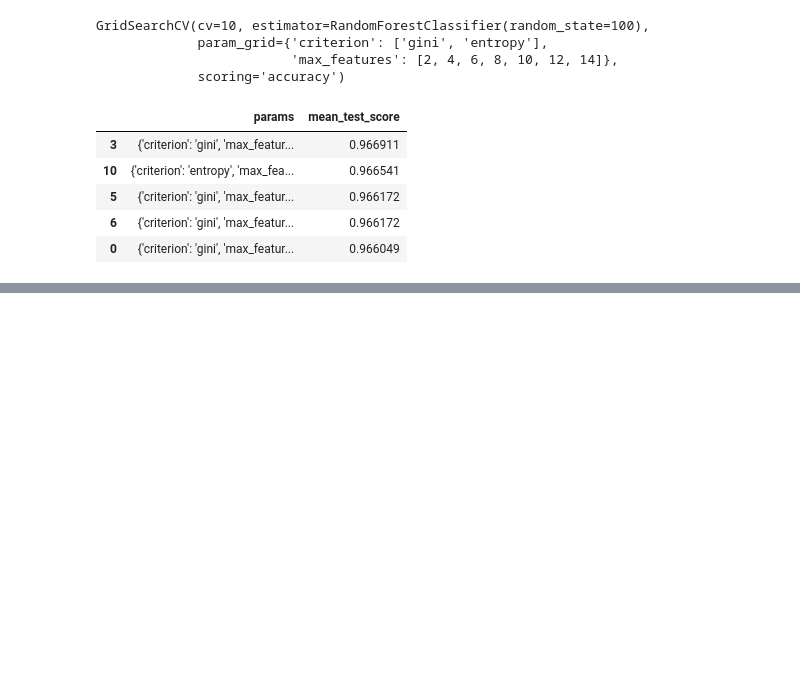
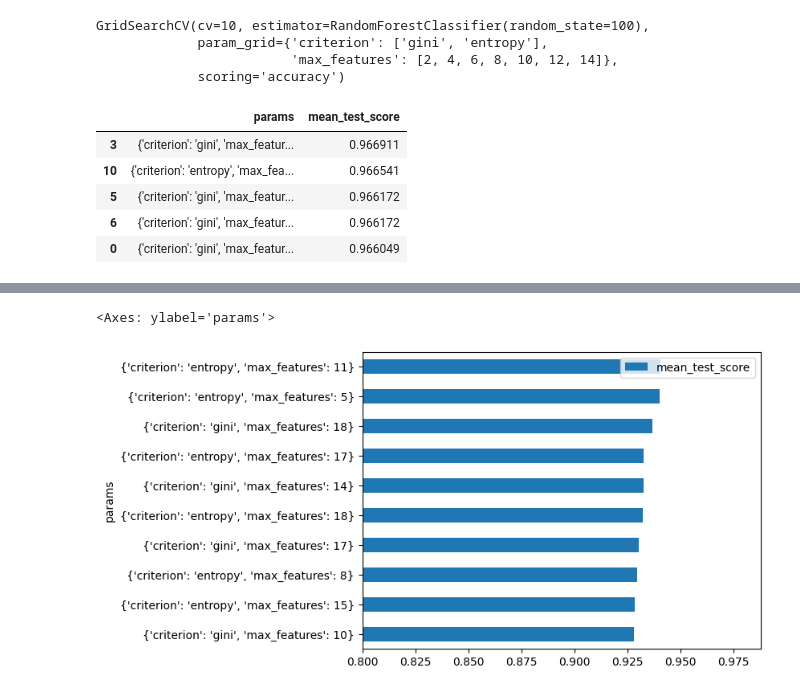
Before and after one commit to pras-4795/JPMCColab, a Jupyter notebook: 29_Aug_Mushroom_Hyperparameter_Tuning.ipynb, the cells around one changed output, grey strips where cells are left out. Cells and saved outputs as stored; diff of their text form; code cells hidden in the pictures; blank space fills up the shorter version.

```diff
--- a/29_Aug_Mushroom_Hyperparameter_Tuning.ipynb
+++ b/29_Aug_Mushroom_Hyperparameter_Tuning.ipynb
@@ -114,0 +127,8 @@ distinct_results.sort_values('mean_test_score', ascending=False).head(5)
+# %%
+from scipy import stats
+param_dist = {
+    'criterion': ['gini', 'entropy'],
+    'max_features': stats.randint(low=1, high=max_features)
+}
+# %%
+rscv = model_selection.RandomizedSearchCV(estimator=rfc, param_distributions=param_dist, n_iter=50, cv=5, scoring='accuracy' , random_state=100)
@@ -114,0 +143,12 @@ distinct_results.sort_values('mean_test_score', ascending=False).head(5)
+# %%
+# convert the dictionary of results to a pandas dataframe
+results = pd.DataFrame(rscv.cv_results_)
+# removing duplication
+distinct_results = results.loc[:,['params','mean_test_score']]
+# convert the params dictionaries to string data types
+distinct_results.loc[:,'params'] = distinct_results.loc[:,'params'].astype('str')
+# remove duplicates
+distinct_results.drop_duplicates(inplace=True)
+# look at the top 5 best hyperparamaterizations
+sorted = distinct_results.sort_values('mean_test_score', ascending=False).head(10)
+print(sorted)
@@ -114,0 +167,10 @@ distinct_results.sort_values('mean_test_score', ascending=False).head(5)
+# %%
+# visualize the result
+(
+    sorted.loc[:,['params','mean_test_score']]
+    .sort_values('mean_test_score', ascending=True)
+    .plot.barh(x='params', xlim=(0.8))
+)
+# %% [output]
+<Axes: ylabel='params'>
+[figure, added]
```
Also changed, not shown: parts of 4 cells of this notebook.
